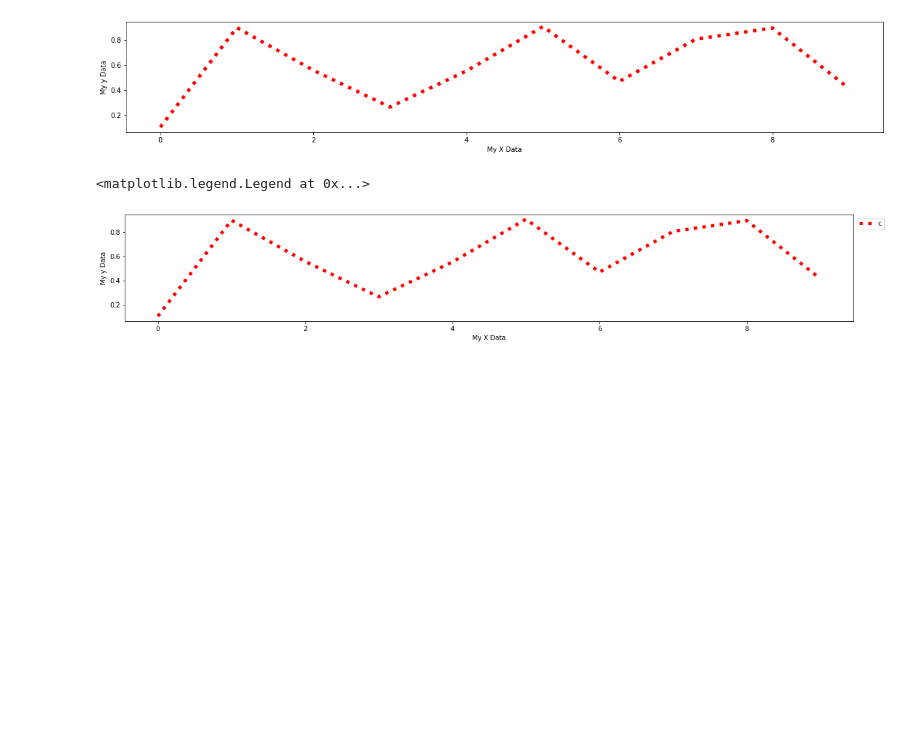
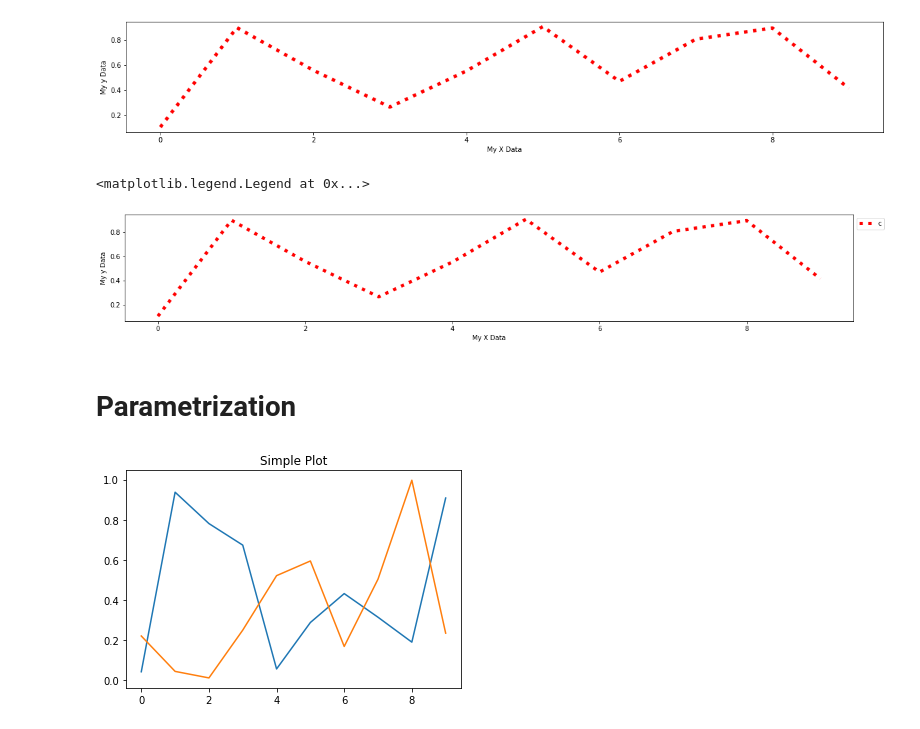
Before and after one commit to fauk74/Data-Visualization-and-Utility, a Jupyter notebook: Matplotlib_Visualization_Scatter_Plots_Alpha_4D_Boxplots_KDE.ipynb, the cells around one changed output. Cells and saved outputs as stored; diff of their text form; code cells hidden in the pictures; blank space fills up the shorter version.

```diff
--- a/Matplotlib_Visualization_Scatter_Plots_Alpha_4D_Boxplots_KDE.ipynb
+++ b/Matplotlib_Visualization_Scatter_Plots_Alpha_4D_Boxplots_KDE.ipynb
@@ -150,3 +149,16 @@ ax.legend(loc=2, bbox_to_anchor=(1.0,1.0)) # legend outside the box
 # %% [output]
 <matplotlib.legend.Legend at 0x...>
 [figure]
+# %% [markdown]
+# Parametrization
+# %%
+fig, ax = plt.subplots()
+
+l1=ax.plot(df2['a'])
+l2=ax.plot(df2['b'])
+
+ax.set_title("Simple Plot")
+
+plt.show()
+# %% [output]
+[figure, added]
```
Also changed, not shown: parts of 4 cells of this notebook.
